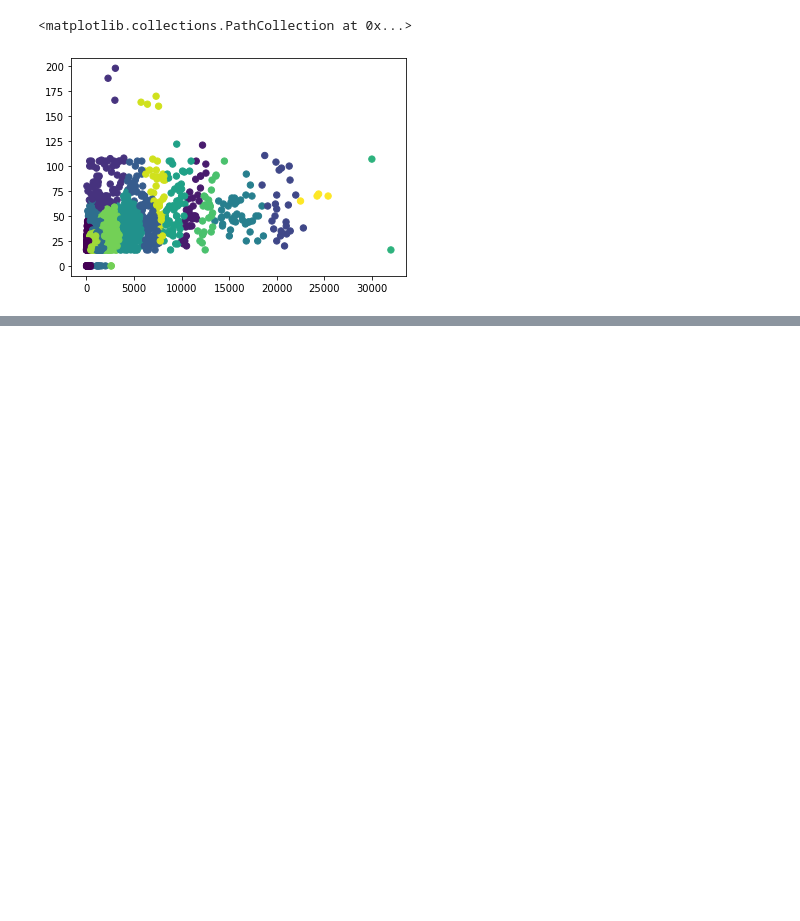
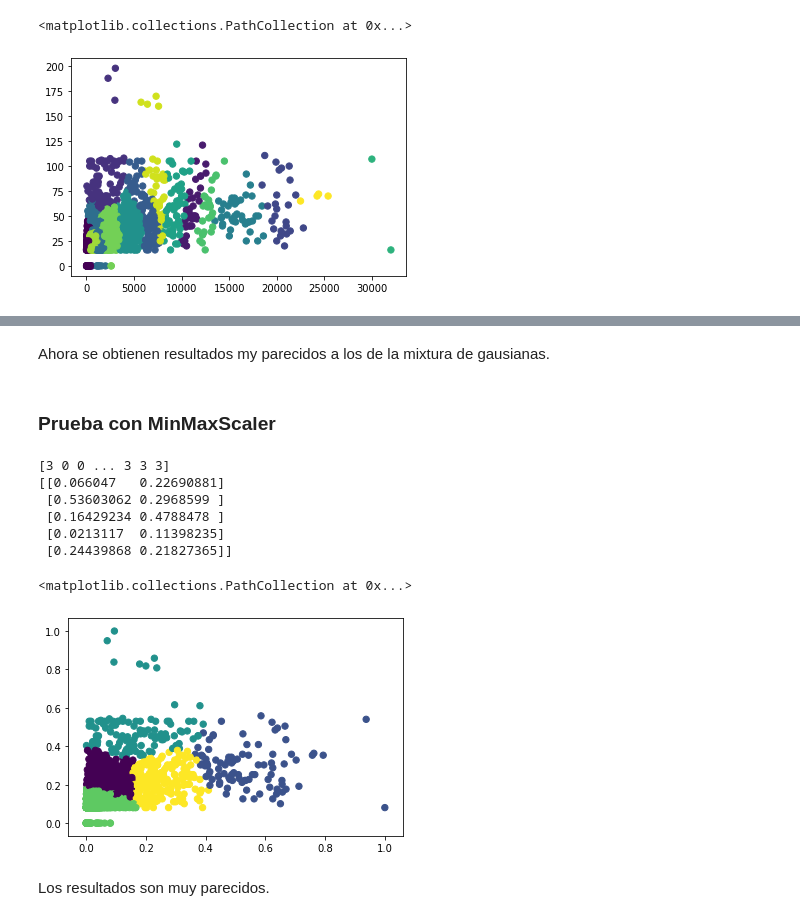
Before and after one commit to fyghero/mentoria_diplodatos2019, a Jupyter notebook: tp5/AprendizajeNoSupervisado.ipynb, the cells around one changed output, grey strips where cells are left out. Cells and saved outputs as stored; diff of their text form; code cells hidden in the pictures; blank space fills up the shorter version.

```diff
--- a/tp5/AprendizajeNoSupervisado.ipynb
+++ b/tp5/AprendizajeNoSupervisado.ipynb
@@ -401,0 +438,23 @@ plt.scatter(y_train['SHP_WEIGHT'], y_train['SHP_LENGTH'], c=labels, s=40, cmap='
+# %% [markdown]
+Ahora se obtienen resultados my parecidos a los de la mixtura de gausianas.
+# %% [markdown]
+### Prueba con MinMaxScaler
+# %%
+scaled_y_train = MinMaxScaler().fit_transform(y_train.values)
+scaled_y_train = pd.DataFrame(scaled_y_train, index=y_train.index, columns=y_train.columns)
+scaled_y_train
+kmeans5=KMeans(n_clusters=5).fit(scaled_y_train[['SHP_WEIGHT','SHP_LENGTH']])
+print(kmeans5.labels_)
+print(kmeans5.cluster_centers_)
+plt.scatter(scaled_y_train['SHP_WEIGHT'], scaled_y_train['SHP_LENGTH'], c=kmeans5.labels_, s=40, cmap='viridis')
+# %% [output]
+[3 0 0 ... 3 3 3]
+[[0.066047   0.22690881]
+ [0.53603062 0.2968599 ]
+ [0.16429234 0.4788478 ]
+ [0.0213117  0.11398235]
+ [0.24439868 0.21827365]]
+<matplotlib.collections.PathCollection at 0x...>
+[figure, added]
+# %% [markdown]
+Los resultados son muy parecidos.
```
Also changed, not shown: parts of 11 cells of this notebook.
